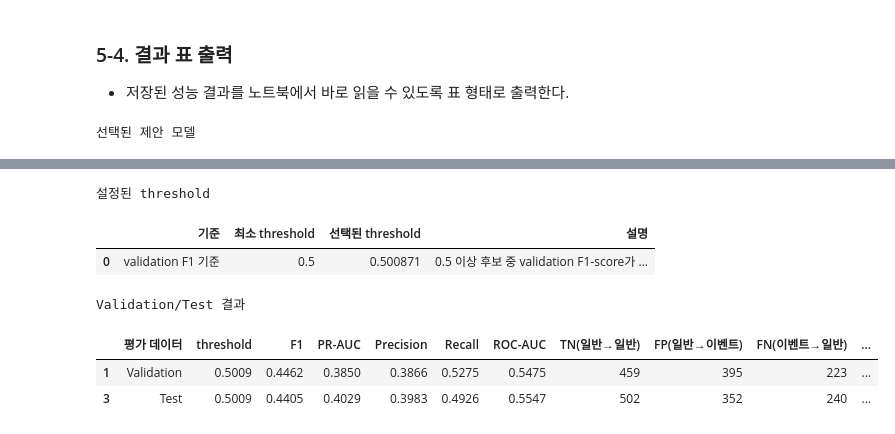
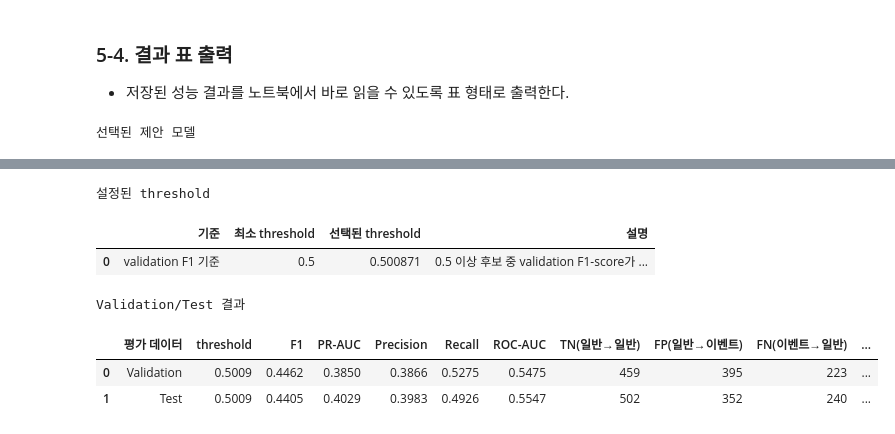
Before and after one commit to HSU-bigdata-project/review-refining, a Jupyter notebook: 04SMOTE_5-fold_model_train.ipynb, the cells around one changed output, grey strips where cells are left out. Drawn from its saved outputs; the diff is of its cells as text; code cells hidden in the pictures.

```diff
--- a/04SMOTE_5-fold_model_train.ipynb
+++ b/04SMOTE_5-fold_model_train.ipynb
@@ -619,6 +619,7 @@ metrics_display = (
         'validation_tuned_min_0_5',
         'test_tuned_min_0_5',
     ])]
+    .reset_index(drop=True)
     .rename(columns={
         'split': '평가 데이터',
         'threshold': 'threshold',
@@ -638,32 +639,32 @@ metrics_display = (
             'test_tuned_min_0_5': 'Test',
         }
     })
     .round({
         'threshold': 4,
         'F1': 4,
         'PR-AUC': 4,
         'Precision': 4,
         'Recall': 4,
         'ROC-AUC': 4,
     })
 )
 
 print('선택된 제안 모델')
 display(selected_display)
 
 print('설정된 threshold')
 display(threshold_display)
 
 print('Validation/Test 결과')
 display(metrics_display)
 # %% [output]
 선택된 제안 모델
 |  | 선택 모델 | 은닉층 구조 | optimizer | learning_rate | L2 alpha | activation | batch_size | PCA 보존율 | ... |
 | 0 | mlp_h32_tanh_sgd_lr0.001_alpha0.0... | (32,) | sgd | 0.001 | 0.01 | tanh | 64 | 0.9 | ... |
 설정된 threshold
 |  | 기준 | 최소 threshold | 선택된 threshold | 설명 |
 | 0 | validation F1 기준 | 0.5 | 0.500871 | 0.5 이상 후보 중 validation F1-score가 ... |
 Validation/Test 결과
 |  | 평가 데이터 | threshold | F1 | PR-AUC | Precision | Recall | ROC-AUC | TN(일반→일반) | FP(일반→이벤트) | FN(이벤트→일반) | ... |
-| 1 | Validation | 0.5009 | 0.4462 | 0.3850 | 0.3866 | 0.5275 | 0.5475 | 459 | 395 | 223 | ... |
-| 3 | Test | 0.5009 | 0.4405 | 0.4029 | 0.3983 | 0.4926 | 0.5547 | 502 | 352 | 240 | ... |
+| 0 | Validation | 0.5009 | 0.4462 | 0.3850 | 0.3866 | 0.5275 | 0.5475 | 459 | 395 | 223 | ... |
+| 1 | Test | 0.5009 | 0.4405 | 0.4029 | 0.3983 | 0.4926 | 0.5547 | 502 | 352 | 240 | ... |
```
